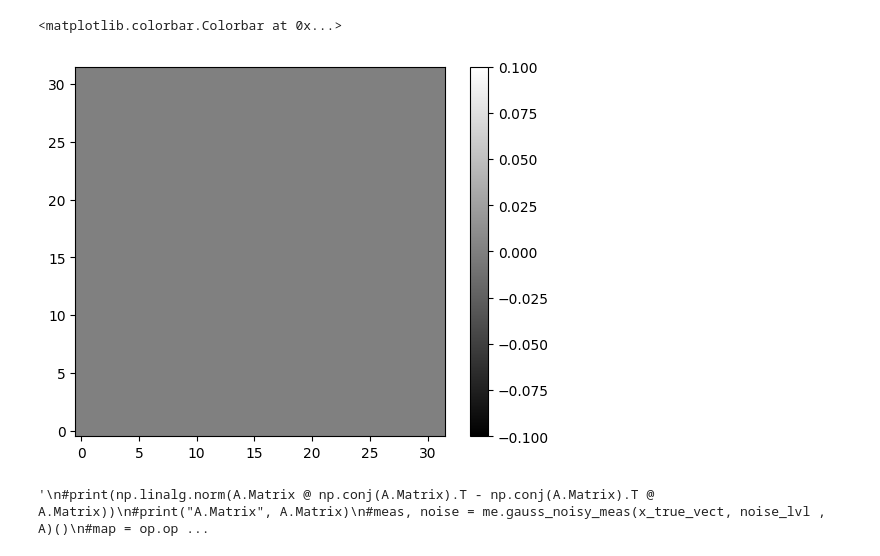
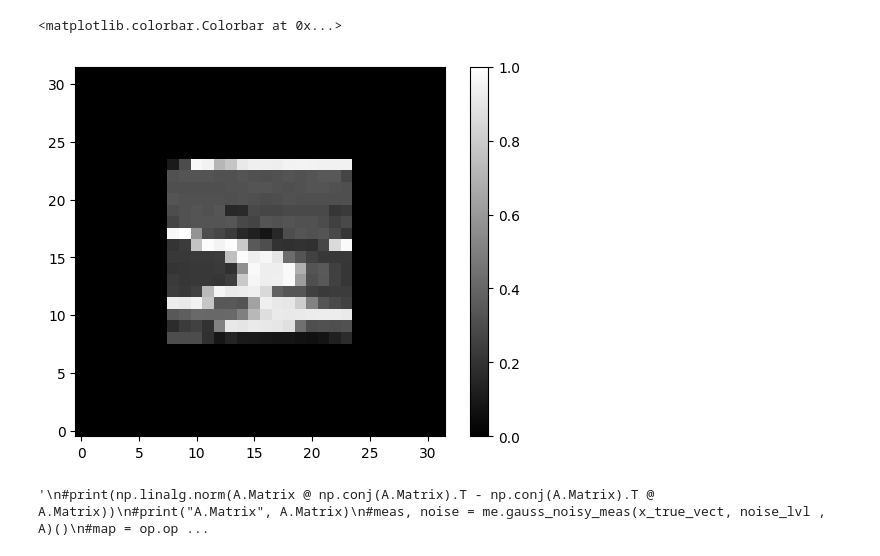
Before and after one commit to JeremieSefo/PhaseRetrievalMirror, a Jupyter notebook: retrieve phase.ipynb, the cells around one changed output. Cells and saved outputs as stored; diff of their text form; code cells hidden in the pictures.

```diff
--- a/retrieve phase.ipynb
+++ b/retrieve phase.ipynb
@@ -10,22 +10,22 @@ from Displays import phase_retrie_plots
 # %%
 Nx, Ny = 32, 32
 rx, ry = 1, 1
 n = Nx * Ny
 
 #true_images = setUpImage(Nx, Ny)
 s = setUpImage(Nx, Ny)
 
 true_images, mask = s()
 #print(mask.shape)
 
 
 #map.f(x_true) < 1e-5
 len(true_images)
-plt.imshow(true_images[-1].imag, cmap='gray', origin='lower')
+plt.imshow(true_images[4].imag, cmap='gray', origin='lower')
 plt.colorbar()
 # %% [output]
 <matplotlib.colorbar.Colorbar at 0x...>
-[figure, old version]
+[figure, new version]
 # %%
 x_true = true_images[0]
 x_true_vect = x_true.reshape(Nx * Ny, )
```
Also changed, not shown: parts of 3 cells of this notebook.
